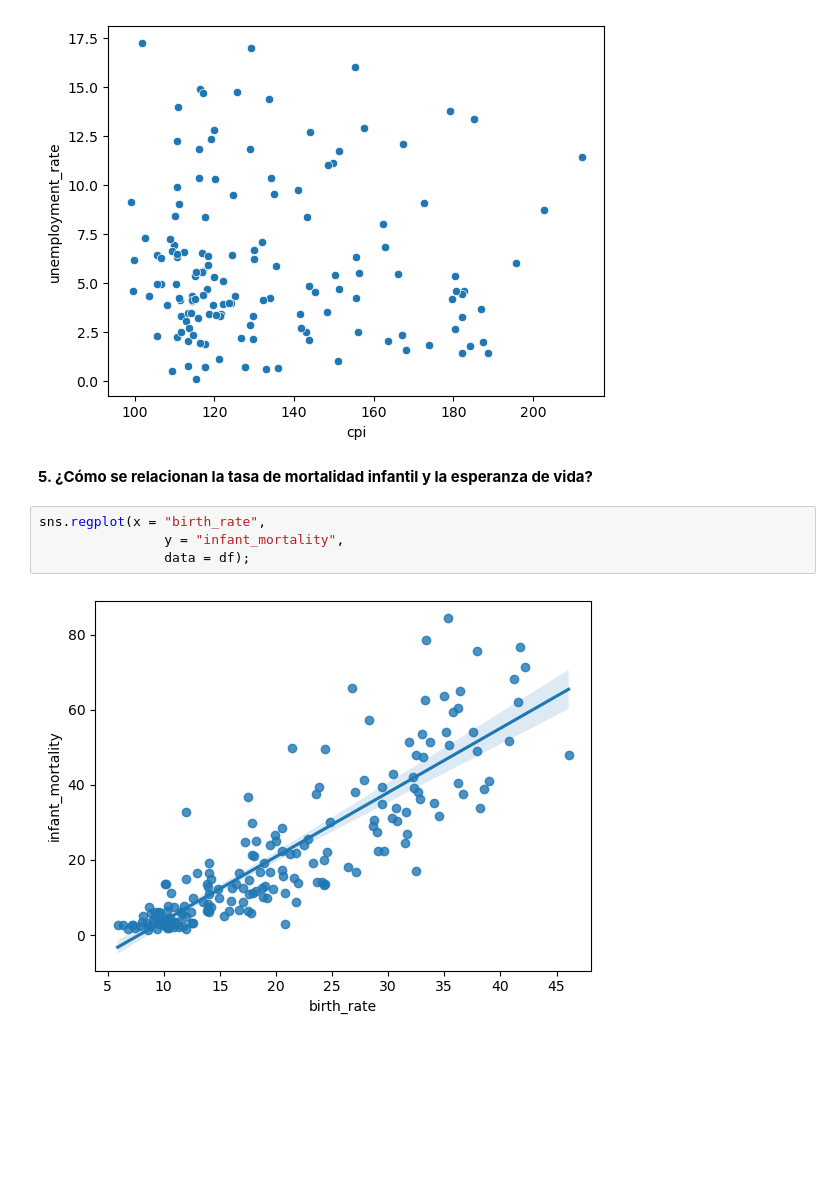
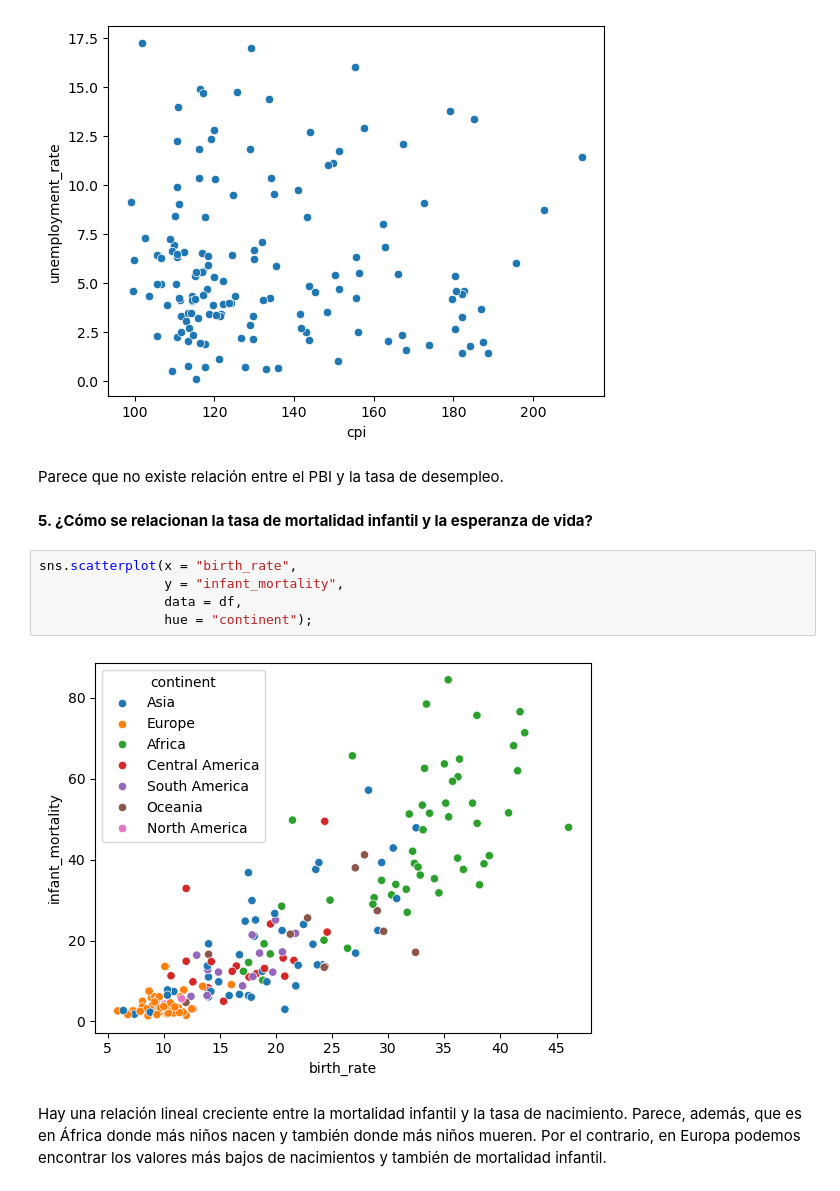
Before and after one commit to marianela-gomez/pair_mod3_AdyM, a Jupyter notebook: modulo-3-leccion-7-visualizacion-II.ipynb, the cells around one changed output. Drawn from its saved outputs; the diff is of its cells as text; blank space fills up the shorter version.

```diff
--- a/modulo-3-leccion-7-visualizacion-II.ipynb
+++ b/modulo-3-leccion-7-visualizacion-II.ipynb
@@ -132,11 +132,16 @@ sns.scatterplot(x = "cpi",
                 data = df_filtrado);
 # %% [output]
 [figure]
+# %% [markdown]
+Parece que no existe relación entre el PBI y la tasa de desempleo.
 # %% [markdown]
 **5. ¿Cómo se relacionan la tasa de mortalidad infantil y la esperanza de vida?**
 # %%
-sns.regplot(x = "birth_rate",
+sns.scatterplot(x = "birth_rate",
                 y = "infant_mortality",
-                data = df);
+                data = df,
+                hue = "continent");
 # %% [output]
-[figure, old version]
+[figure, new version]
+# %% [markdown]
+Hay una relación lineal creciente entre la mortalidad infantil y la tasa de nacimiento. Parece, además, que es en África donde más niños nacen y también donde más niños mueren. Por el contrario, en Europa podemos encontrar los valores más bajos de nacimientos y también de mortalidad infantil.
```
